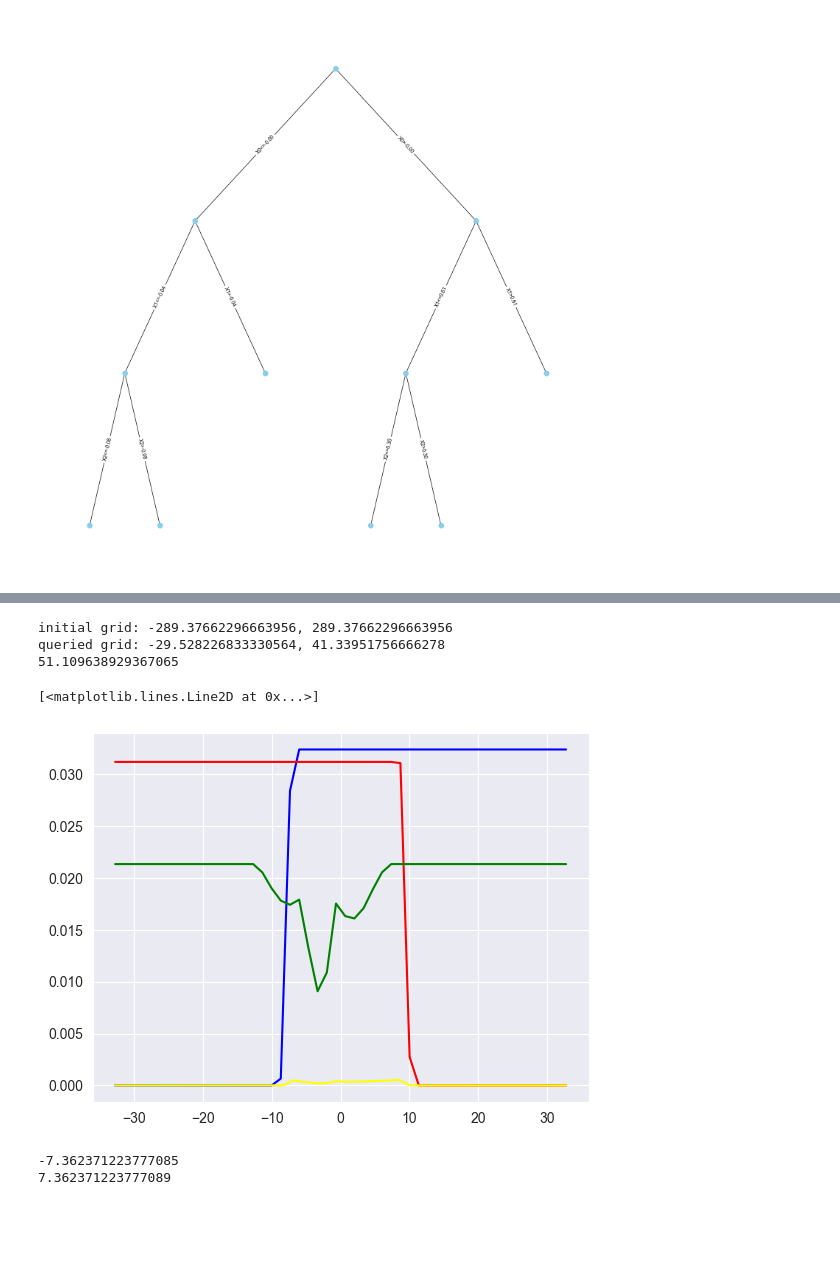
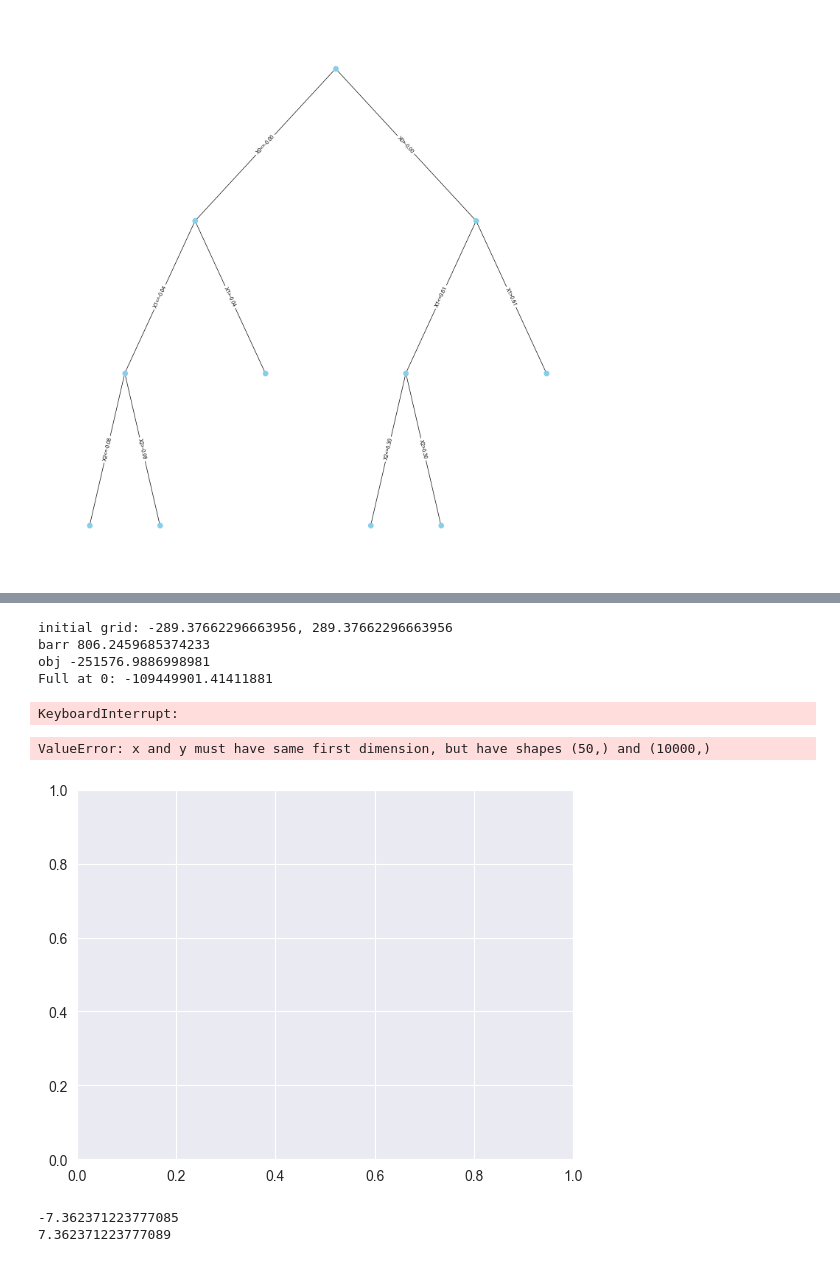
Before and after one commit to yiling-h/SI-CART, a Jupyter notebook: CART_node_inf_test.ipynb, the cells around one changed output, grey strips where cells are left out. Drawn from its saved outputs; the diff is of its cells as text; code cells hidden in the pictures; blank space fills up the shorter version.

```diff
--- a/CART_node_inf_test.ipynb
+++ b/CART_node_inf_test.ipynb
@@ -1194,34 +1194,36 @@ pval_full, dist_full, contrast_full, norm_contrast_full, obs_tar_full, logW_full
                             grid_w_const=30,
                             query_grid=True,
                             query_size=50,
-                            sd=sd, use_cvxpy=True))
+                            sd=sd, use_cvxpy=False))
 t2 = time()
 print(t2 - t1)
 # %% [output]
 initial grid: -289.37662296663956, 289.37662296663956
-queried grid: -29.528226833330564, 41.33951756666278
-51.109638929367065
+barr 806.2459685374233
+obj -251576.9886998981
+Full at 0: -109449901.41411881
+KeyboardInterrupt:
 # %%
 import matplotlib.pyplot as plt
 def normalize(x):
     return x/x.sum()
 
-width = 3.4 * (np.abs(obs_tar) + 1)
+width = 30 * (np.abs(obs_tar) + 1)
 x = np.linspace(-width, width, 50)
 z = np.linspace(-width, width, 10000)
 #plt.plot(x, normalize(np.exp(sel_probs - marginal - np.max(sel_probs - marginal))), color="red")
-#plt.plot(x, (marginal), color="blue")
+plt.plot(x, (marginal), color="blue")
 #plt.plot(x, normalize(np.exp(sel_probs)), color="green")
 plt.plot(x, normalize(np.exp(ref_hat_layer[0])), color="blue")
 plt.plot(x, normalize(np.exp(ref_hat_layer[1])), color="red")
 plt.plot(x, normalize(np.exp(ref_hat_layer[2])), color="green")
 plt.plot(z, normalize(np.exp(sel_probs_full)), color="yellow")
 #plt.plot(x, normalize(dist.pdf(theta=norm_contrast.dot(mu))), color="blue")
 #plt.plot(x, normalize(dist_full.pdf(theta=norm_contrast.dot(mu))), color="blue")
 #plt.ylim(-5000, 1000)
 # %% [output]
-[<matplotlib.lines.Line2D at 0x...>]
+ValueError: x and y must have same first dimension, but have shapes (50,) and (10000,)
-[figure, old version]
+[figure, new version]
 # %%
 print(x[19])
 print(x[30])
```
Also changed, not shown: parts of 1 cell of this notebook, 15 other files.
